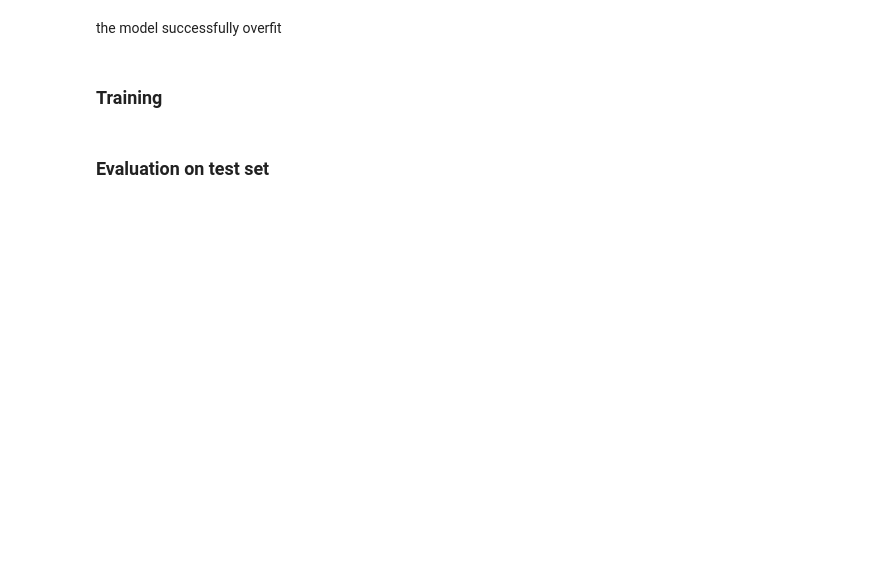
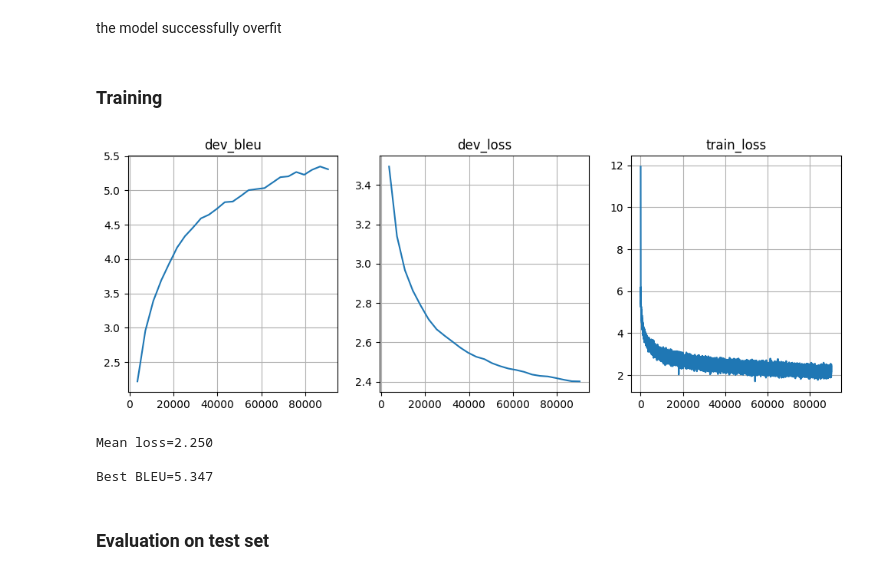
Before and after one commit to KGallyamov/TextDetoxification, a Jupyter notebook: notebooks/3.1-baseline-rnn.ipynb, the cells around one changed output. Cells and saved outputs as stored; diff of their text form; code cells hidden in the pictures; blank space fills up the shorter version.

Commit message:
baseline and training code

```diff
--- a/notebooks/3.1-baseline-rnn.ipynb
+++ b/notebooks/3.1-baseline-rnn.ipynb
@@ -106,12 +101,13 @@ batch_size = 32
 device = torch.device('cuda') if torch.cuda.is_available() else torch.device('cpu')
 
 train_loader = torch.utils.data.DataLoader(train_dataset, batch_size=batch_size, shuffle=True, collate_fn=collate_batch)
-val_loader = torch.utils.data.DataLoader(val_dataset, batch_size=batch_size, shuffle=True, collate_fn=collate_batch)
+val_loader = torch.utils.data.DataLoader(val_dataset, batch_size=batch_size, shuffle=False, collate_fn=collate_batch)
+test_loader = torch.utils.data.DataLoader(test_dataset, batch_size=batch_size, shuffle=True, collate_fn=collate_batch)
 # %%
 # some santiy check
 with torch.no_grad():
     model.to(device)
-    for src, tgt in tqdm.auto.tqdm(train_loader):
+    for src, tgt in tqdm(train_loader):
         out = model(src, tgt)
         print(src.shape)
         print(tgt.shape)
@@ -136,6 +132,6 @@ for i in range(1000):
     loss = compute_loss(out, tgt)
     loss.backward()
     optimizer.step()
-    if i % 200 == 0:
+    if (i + 1) % 200 == 0:
         print(loss.item())
 # %% [output]
@@ -147,32 +150,67 @@ the model successfully overfit
 ### Training
 # %%
 optimizer = torch.optim.Adam(model.parameters(), lr=3e-4)
-epochs = 5
-scheduler = torch.optim.lr_scheduler.CosineAnnealingLR(optimizer, epochs)
+epochs = 25
 model.to(device);
+bleu_score = Evaluator.bleu_score
+scheduler = torch.optim.lr_scheduler.CosineAnnealingLR(optimizer, T_max=epochs)
 # %%
-metrics = {'train_loss': [], 'dev_bleu': [], 'dev_loss': []}
+from IPython.display import clear_output
+
+
+metrics = {'train_loss': [], 'dev_bleu': [], 'dev_loss': []}  # 'dev_tox_drop': [], 'dev_sim': []}
+best_bleu = 0.0
+step = 0
 for _ in tqdm(range(epochs)):
-    for src, tgt in train_loader:
+    for src, tgt in tqdm(train_loader, leave=False):
         step = len(metrics['train_loss']) + 1
         optimizer.zero_grad()
-        loss_fn = compute_loss(model(src), tgt)
-        loss_fn.backward()
+        loss = compute_loss(model(src, tgt), tgt)
+        loss.backward()
         optimizer.step()
         scheduler.step()
-        metrics['train_loss'].append((step, loss_t.item()))
+        metrics['train_loss'].append((step, loss.item()))
 
-    with torch.no_grad():
-        metrics['dev_bleu'].append((step, bleu_score(model, dev_inp, dev_out)))
+    mean_bleu = 0
+    # mean_similarity = 0
+    # mean_toxicity_drop = 0
+    mean_loss = 0
+    # evaluator.toxicity_modmel.to(device); evaluator.similarity_model.to(device)
+    for src, tgt in tqdm(val_loader, leave=False):
+        with torch.no_grad():
+            pred = model(src, tgt)
+            loss = compute_loss(pred, tgt)
+            pred = pred.argmax(-1).cpu().numpy()
+            mean_bleu += np.sum([bleu_score(p, t) for p, t in zip(pred, tgt.cpu().numpy())])
+            # pred_tokens = val_dataset.detokenize(pred)
+            # src_tokens = val_dataset.detokenize(src)
+            # mean_similarity += evaluator.estimate_similarity(pred_tokens, src_tokens).cpu().numpy().sum()
+            # mean_toxicity_drop += (evaluator.estimate_toxicity(pred_tokens) - evaluator.estimate_toxicity(src_tokens)).sum()
+            mean_loss += loss.item()
+    metrics['dev_loss'].append((step, mean_loss / len(val_loader)))
+    metrics['dev_bleu'].append((step, 100 * mean_bleu / len(val_dataset)))
+    # metrics['dev_tox_drop'].append((step, mean_toxicity_drop / len(val_dataset)))
+    # metrics['dev_sim'].append((step, mean_similarity / len(val_dataset)))
+    # evaluator.toxicity_model.to('cpu'); evaluator.similarity_model.to('cpu')
+
+    if best_bleu < metrics['dev_bleu'][-1][-1]:
+        best_bleu = metrics['dev_bleu'][-1][-1]
+        torch.save(model.state_dict(), '../models/rnn_best.pth')
 
     clear_output(True)
     plt.figure(figsize=(12,4))
     for i, (name, history) in enumerate(sorted(metrics.items())):
         plt.subplot(1, len(metrics), i + 1)
         plt.title(name)
         plt.plot(*zip(*history))
         plt.grid()
     plt.show()
     print("Mean loss=%.3f" % np.mean(metrics['train_loss'][-10:], axis=0)[1], flush=True)
+    print("Best BLEU=%.3f" % best_bleu, flush=True)
+# %% [output]
+[figure, added]
+Mean loss=2.250
+
+Best BLEU=5.347
 # %% [markdown]
 ### Evaluation on test set
```
Also changed, not shown: parts of 15 cells of this notebook, 5 other files.
